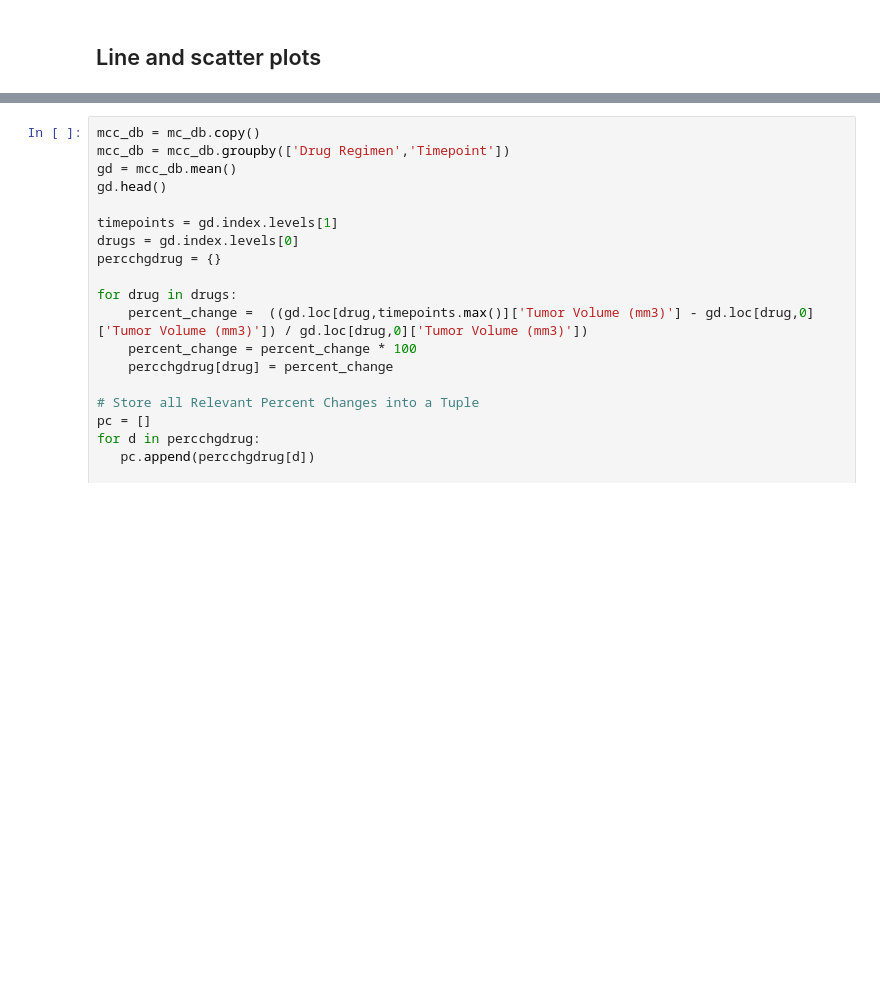
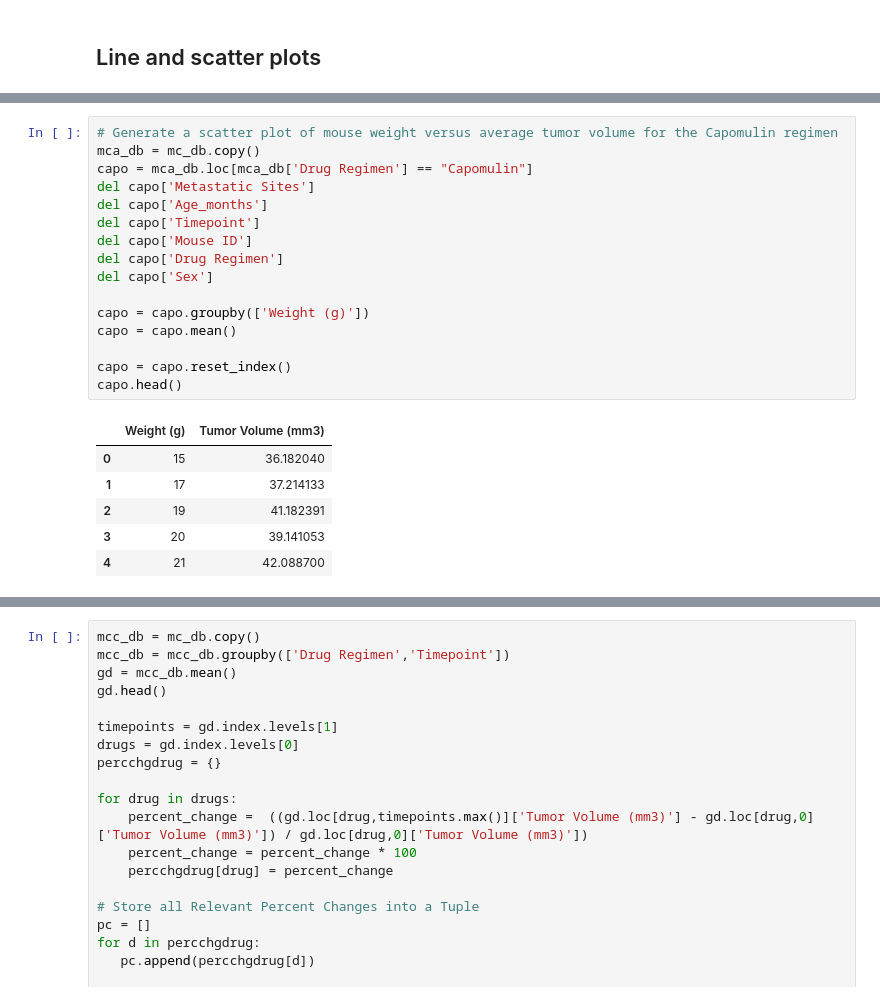
Before and after one commit to projekt888/Pymaceuticals, a Jupyter notebook: pymaceuticals_starter.ipynb, the cells around one changed output, grey strips where cells are left out. Drawn from its saved outputs; the diff is of its cells as text; blank space fills up the shorter version.

```diff
--- a/pymaceuticals_starter.ipynb
+++ b/pymaceuticals_starter.ipynb
@@ -287,2 +336,25 @@ df.head()
+# %%
+# Generate a scatter plot of mouse weight versus average tumor volume for the Capomulin regimen
+mca_db = mc_db.copy()
+capo = mca_db.loc[mca_db['Drug Regimen'] == "Capomulin"]
+del capo['Metastatic Sites']
+del capo['Age_months']
+del capo['Timepoint']
+del capo['Mouse ID']
+del capo['Drug Regimen']
+del capo['Sex']
+
+capo = capo.groupby(['Weight (g)'])
+capo = capo.mean()
+
+capo = capo.reset_index()
+capo.head()
+# %% [output]
+|  | Weight (g) | Tumor Volume (mm3) |
+| 0 | 15 | 36.182040 |
+| 1 | 17 | 37.214133 |
+| 2 | 19 | 41.182391 |
+| 3 | 20 | 39.141053 |
+| 4 | 21 | 42.088700 |
 # %%
 # Calculate the correlation coefficient and linear regression model for mouse weight and average tumor volume for the Capomulin regimen
```
Also changed, not shown: parts of 12 cells of this notebook.
